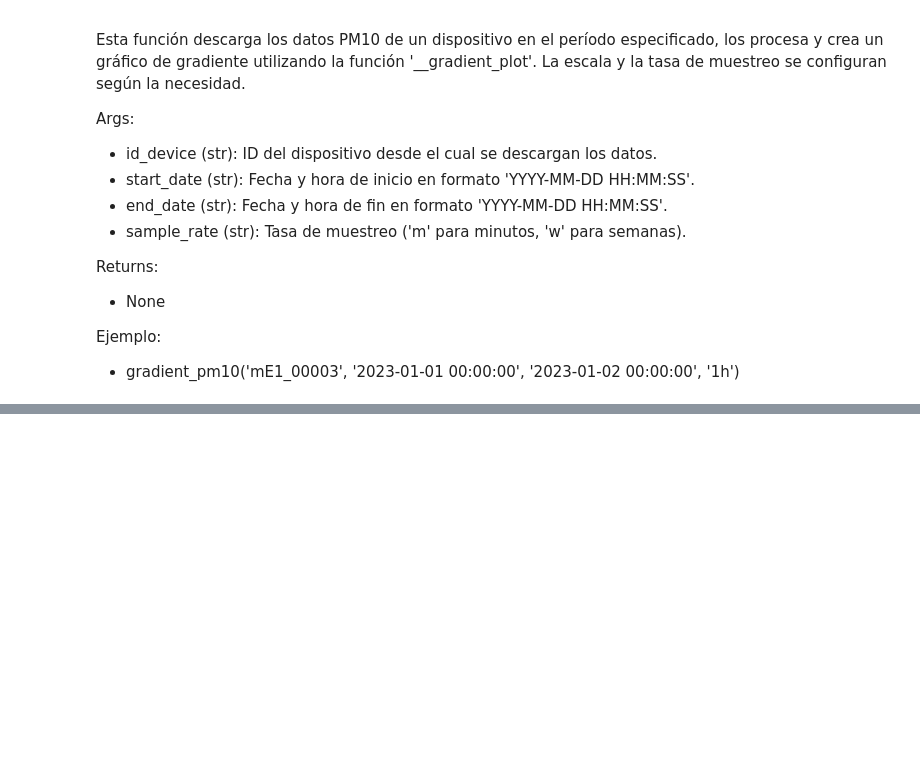
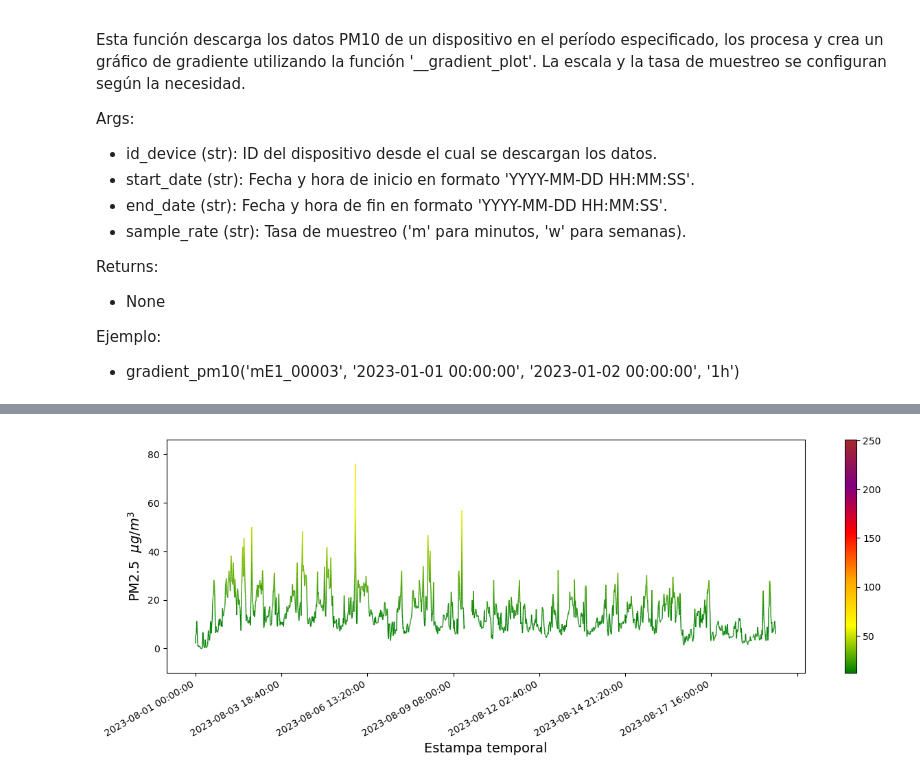
Before and after one commit to MakeSens-Data/MakeSensAPI_Python, a Jupyter notebook: MakeSens/test_SDK.ipynb, the cells around one changed output, grey strips where cells are left out. Cells and saved outputs as stored; diff of their text form; code cells hidden in the pictures; blank space fills up the shorter version.

```diff
--- a/MakeSens/test_SDK.ipynb
+++ b/MakeSens/test_SDK.ipynb
@@ -107,0 +114,4 @@ gradient_pm10('mE1_00003', '2023-08-01 00:00:00', '2023-08-19 00:00:00', '1W')
+# %%
+gradient_pm2_5('mE1_00003', '2023-08-01 00:00:00', '2023-08-20 00:00:00', '20T')
+# %% [output]
+[figure, added]
```
Also changed, not shown: parts of 27 cells of this notebook, 1 other file.
